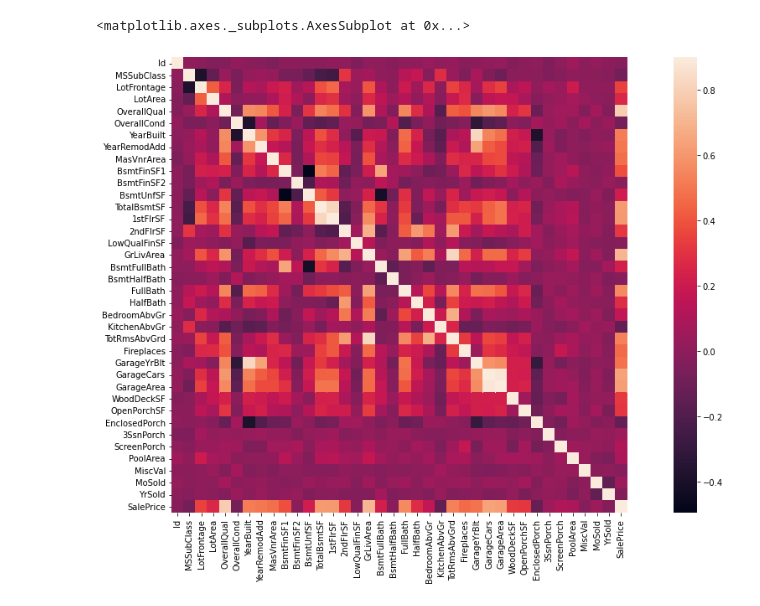
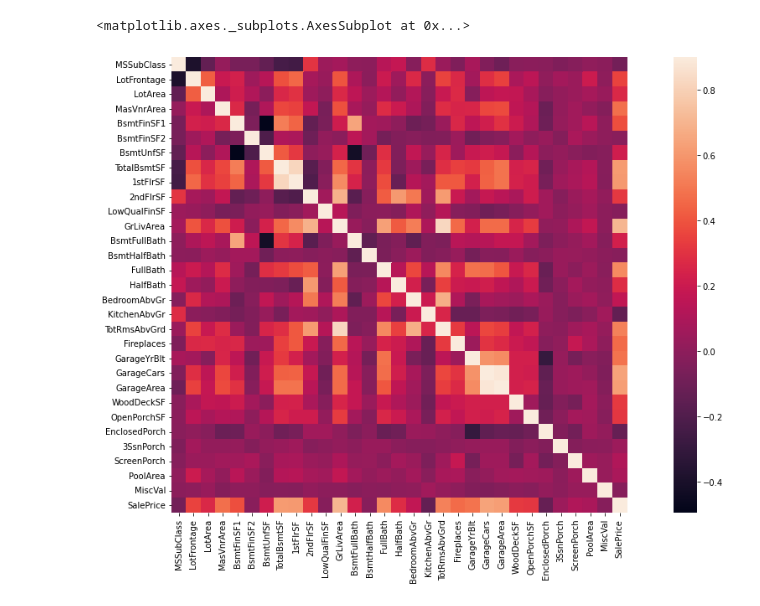
Before and after one commit to sultanardia/House-Prices, a Jupyter notebook: House_Prices_Advanced_Regression_Techniques.ipynb, the cells around one changed output. Drawn from its saved outputs; the diff is of its cells as text; code cells hidden in the pictures.

```diff
--- a/House_Prices_Advanced_Regression_Techniques.ipynb
+++ b/House_Prices_Advanced_Regression_Techniques.ipynb
@@ -51,10 +19,11 @@ df_dummies.head(20)
 # %%
 num_feats = df.dtypes[df.dtypes != 'object'].index
+num_feats = num_feats.drop(['Id', 'OverallQual', 'OverallCond', 'YearBuilt', 'YearRemodAdd', 'MoSold', 'YrSold'])
 
 corr = df[num_feats].corr()
 
 plt.subplots(figsize = (20, 10))
 sns.heatmap(corr, vmax = 0.9, square = True)
 # %% [output]
 <matplotlib.axes._subplots.AxesSubplot at 0x...>
-[figure, old version]
+[figure, new version]
```
Also changed, not shown: parts of 25 cells of this notebook.
